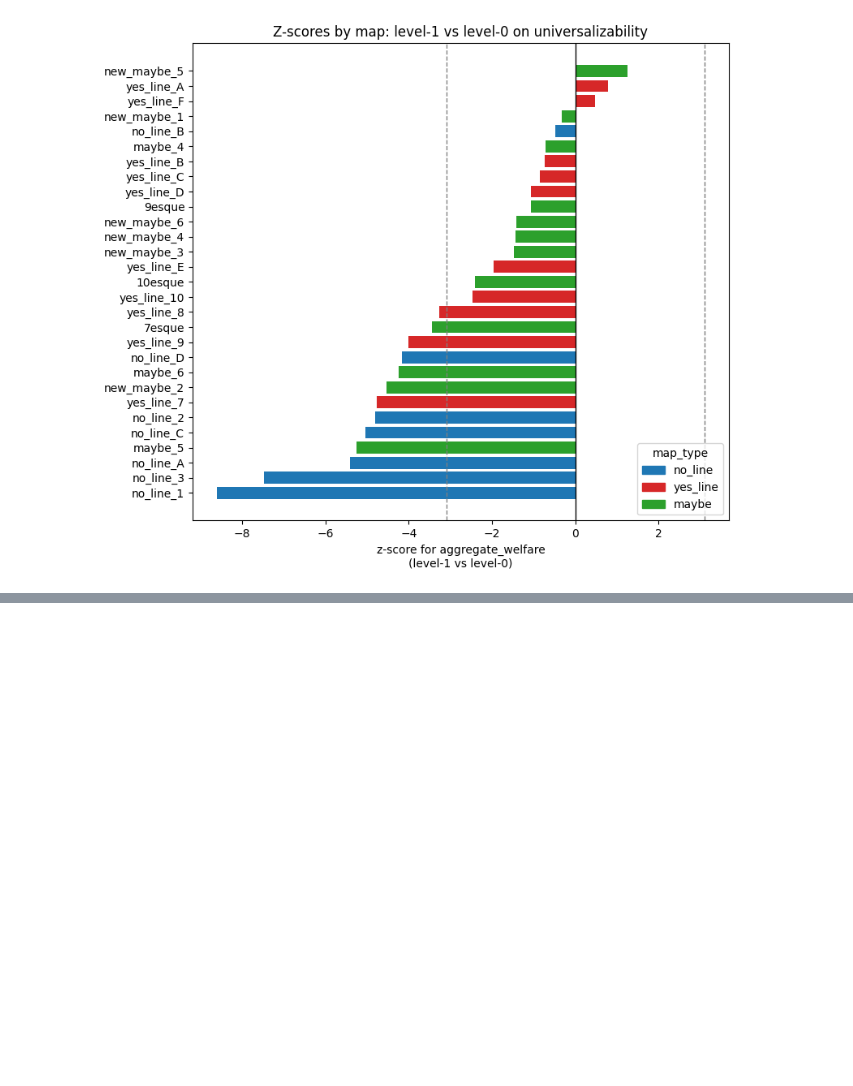
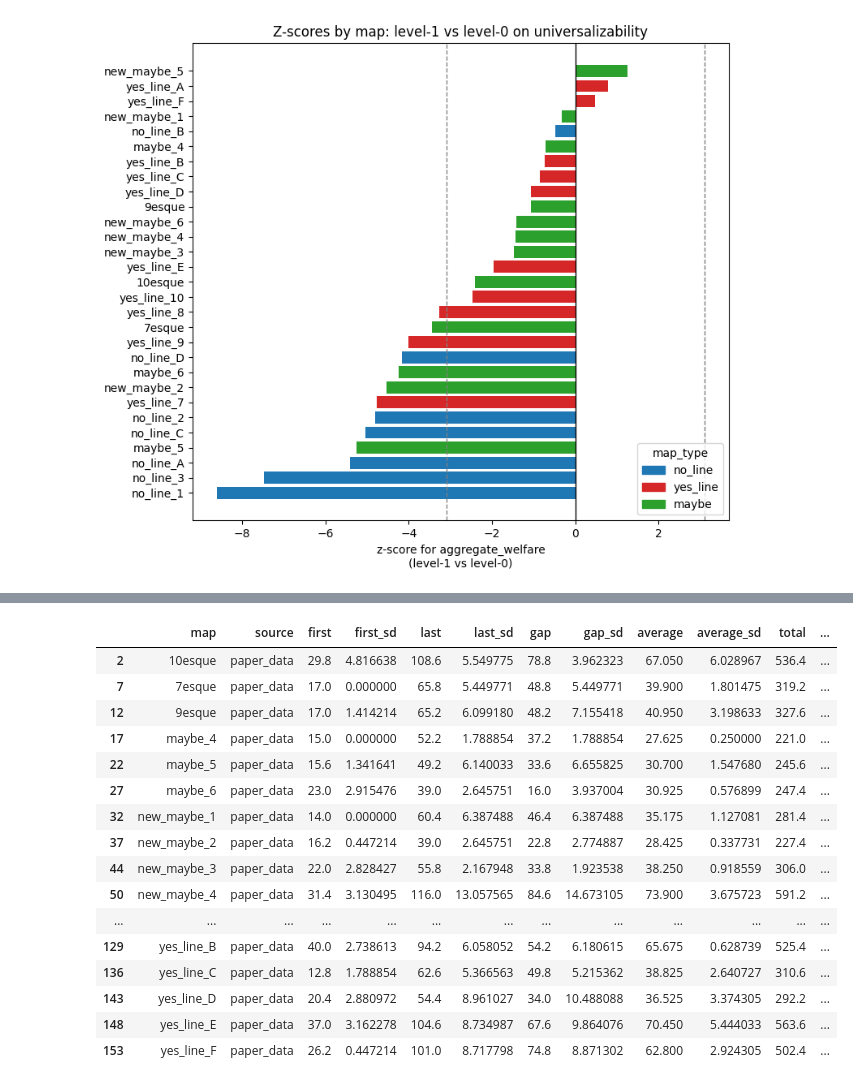
Before and after one commit to Sydney-Levine-Lab/line-cutting-model, a Jupyter notebook: analysis/analysis_by_source.ipynb, the cells around one changed output, grey strips where cells are left out. Cells and saved outputs as stored; diff of their text form; code cells hidden in the pictures; blank space fills up the shorter version.

```diff
--- a/analysis/analysis_by_source.ipynb
+++ b/analysis/analysis_by_source.ipynb
@@ -174,0 +211,20 @@ plot_zscores_by_source(
+# %%
+df[df["source"]=="paper_data"]
+# %% [output]
+|  | map | source | first | first_sd | last | last_sd | gap | gap_sd | average | average_sd | total | ... |
+| 2 | 10esque | paper_data | 29.8 | 4.816638 | 108.6 | 5.549775 | 78.8 | 3.962323 | 67.050 | 6.028967 | 536.4 | ... |
+| 7 | 7esque | paper_data | 17.0 | 0.000000 | 65.8 | 5.449771 | 48.8 | 5.449771 | 39.900 | 1.801475 | 319.2 | ... |
+| 12 | 9esque | paper_data | 17.0 | 1.414214 | 65.2 | 6.099180 | 48.2 | 7.155418 | 40.950 | 3.198633 | 327.6 | ... |
+| 17 | maybe_4 | paper_data | 15.0 | 0.000000 | 52.2 | 1.788854 | 37.2 | 1.788854 | 27.625 | 0.250000 | 221.0 | ... |
+| 22 | maybe_5 | paper_data | 15.6 | 1.341641 | 49.2 | 6.140033 | 33.6 | 6.655825 | 30.700 | 1.547680 | 245.6 | ... |
+| 27 | maybe_6 | paper_data | 23.0 | 2.915476 | 39.0 | 2.645751 | 16.0 | 3.937004 | 30.925 | 0.576899 | 247.4 | ... |
+| 32 | new_maybe_1 | paper_data | 14.0 | 0.000000 | 60.4 | 6.387488 | 46.4 | 6.387488 | 35.175 | 1.127081 | 281.4 | ... |
+| 37 | new_maybe_2 | paper_data | 16.2 | 0.447214 | 39.0 | 2.645751 | 22.8 | 2.774887 | 28.425 | 0.337731 | 227.4 | ... |
+| 44 | new_maybe_3 | paper_data | 22.0 | 2.828427 | 55.8 | 2.167948 | 33.8 | 1.923538 | 38.250 | 0.918559 | 306.0 | ... |
+| 50 | new_maybe_4 | paper_data | 31.4 | 3.130495 | 116.0 | 13.057565 | 84.6 | 14.673105 | 73.900 | 3.675723 | 591.2 | ... |
+| ... | ... | ... | ... | ... | ... | ... | ... | ... | ... | ... | ... | ... |
+| 129 | yes_line_B | paper_data | 40.0 | 2.738613 | 94.2 | 6.058052 | 54.2 | 6.180615 | 65.675 | 0.628739 | 525.4 | ... |
+| 136 | yes_line_C | paper_data | 12.8 | 1.788854 | 62.6 | 5.366563 | 49.8 | 5.215362 | 38.825 | 2.640727 | 310.6 | ... |
+| 143 | yes_line_D | paper_data | 20.4 | 2.880972 | 54.4 | 8.961027 | 34.0 | 10.488088 | 36.525 | 3.374305 | 292.2 | ... |
+| 148 | yes_line_E | paper_data | 37.0 | 3.162278 | 104.6 | 8.734987 | 67.6 | 9.864076 | 70.450 | 5.444033 | 563.6 | ... |
+| 153 | yes_line_F | paper_data | 26.2 | 0.447214 | 101.0 | 8.717798 | 74.8 | 8.871302 | 62.800 | 2.924305 | 502.4 | ... |
```
Also changed, not shown: parts of 7 cells of this notebook, 1 other file.
